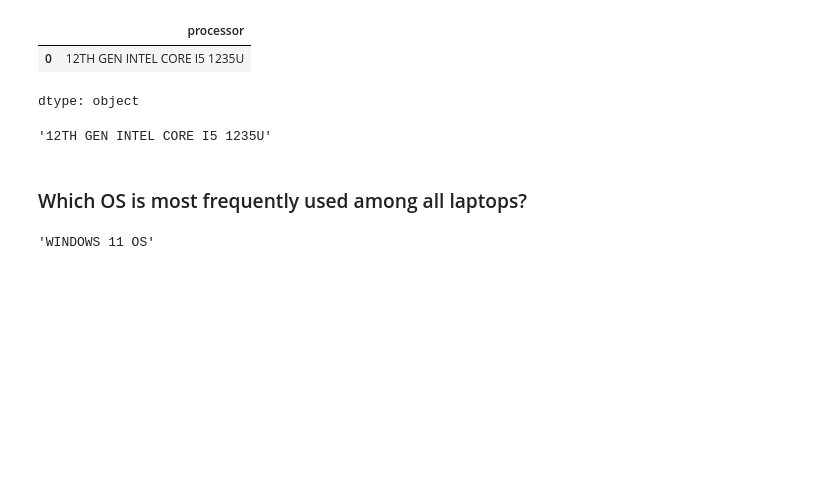
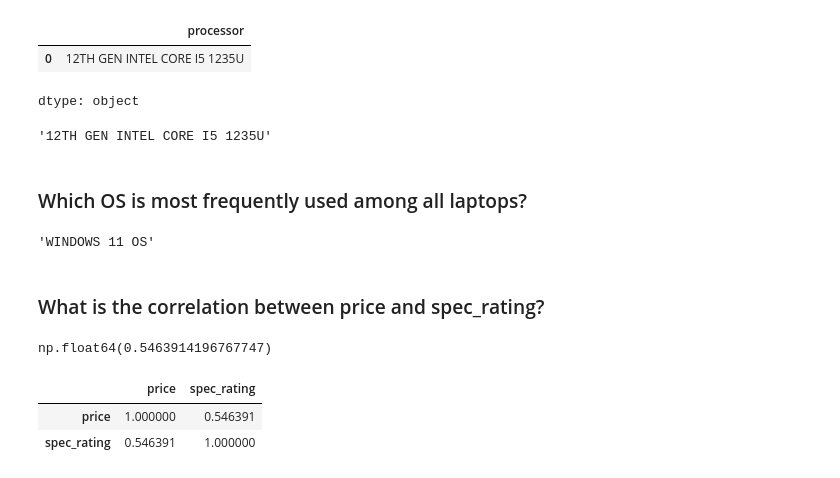
Before and after one commit to binodshahnepal/DataAnalysis, a Jupyter notebook: Data_Analysis.ipynb, the cells around one changed output. Cells and saved outputs as stored; diff of their text form; code cells hidden in the pictures; blank space fills up the shorter version.

```diff
--- a/Data_Analysis.ipynb
+++ b/Data_Analysis.ipynb
@@ -252,3 +252,15 @@ l1.processor.mode().iloc[0]
 l1.OS.str.strip().str.upper().mode().iloc[0]
 # %% [output]
 'WINDOWS 11 OS'
+# %% [markdown]
+### What is the correlation between price and spec_rating?
+# %%
+l1['price'].corr(l1['spec_rating'])
+# %% [output]
+np.float64(0.5463914196767747)
+# %%
+l1[['price','spec_rating']].corr()
+# %% [output]
+|  | price | spec_rating |
+| price | 1.000000 | 0.546391 |
+| spec_rating | 0.546391 | 1.000000 |
```
